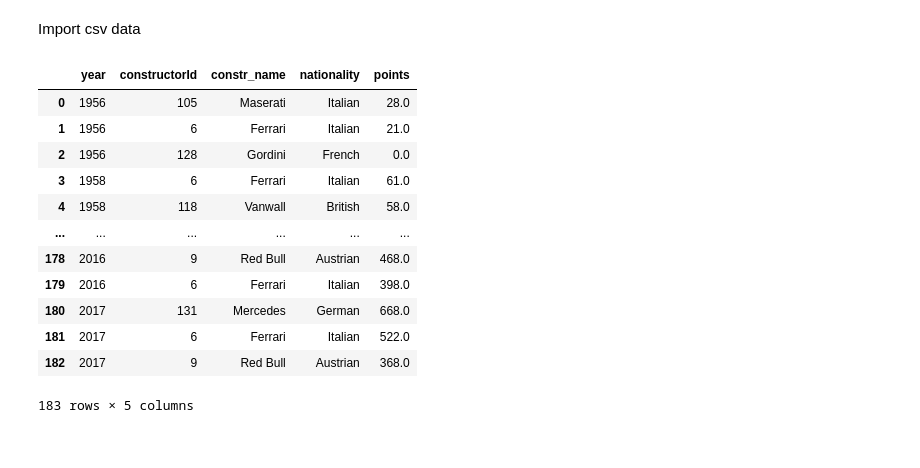
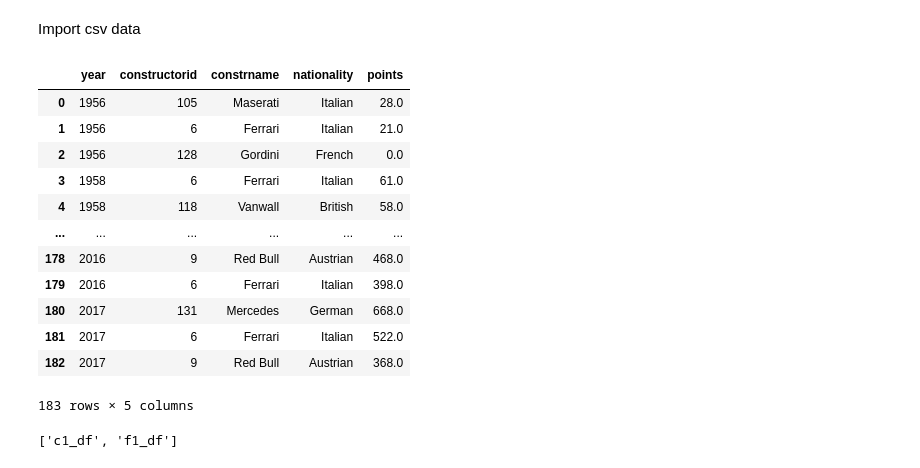
Before and after one commit to cciochina/project-2-ETL, a Jupyter notebook: main.ipynb, the cells around one changed output. Cells and saved outputs as stored; diff of their text form; code cells hidden in the pictures.

```diff
--- a/main.ipynb
+++ b/main.ipynb
@@ -149,34 +149,36 @@ constr_3_df = pd.read_csv(constr_3_csv)
 
 # Merge the data in one
 pre_contr_df = pd.merge(constr_1_df, constr_2_df, on="constructorId")
 final_contr_df = pd.merge(pre_contr_df, constr_3_df, on="raceId")
 
 # Filter only the needed columns
 final_c1_df = final_contr_df[["constructorId","points","name_x","nationality","year"]]
 final_c1_df = final_c1_df.rename(columns={"name_x": "constr_name"})
 
 # Create an empty data frame
 c1_df = pd.DataFrame()
 
 # The goal of the project is to look at the top 3 best drivers for each year starting from 1950 to 2017
 # We are only intersted to find the data since 1950 to 2017
 for year in range(1950, 2018):
     c1_year = final_c1_df[final_c1_df["year"]==year]
 
     # Group by year, constructor ID,constr_name, nationality and points
     # take the sum of constructor points
     # and then after sorting them, take the first 3 places
     pnts_place_year = c1_year.groupby(["year","constructorId","constr_name","nationality"]).sum()["points"]
     pnts_place_year  = pnts_place_year.sort_values(ascending = False)[0:3]
 
     # Convert them to frame
     pnts_place_year = pnts_place_year.to_frame()
     #Append the rest to this DF
     c1_df = c1_df.append(pnts_place_year)
+
 c1_df = c1_df.reset_index()
+c1_df = c1_df.rename(columns={"constructorId": "constructorid", "constr_name": "constrname"})
 c1_df
 # %% [output]
-|  | year | constructorId | constr_name | nationality | points |
+|  | year | constructorid | constrname | nationality | points |
 | 0 | 1956 | 105 | Maserati | Italian | 28.0 |
 | 1 | 1956 | 6 | Ferrari | Italian | 21.0 |
 | 2 | 1956 | 128 | Gordini | French | 0.0 |
@@ -191,0 +199,5 @@ c1_df
+# %%
+# Check for tables
+engine.table_names()
+# %% [output]
+['c1_df', 'f1_df']
```
Also changed, not shown: parts of 7 cells of this notebook, 5 other files.
